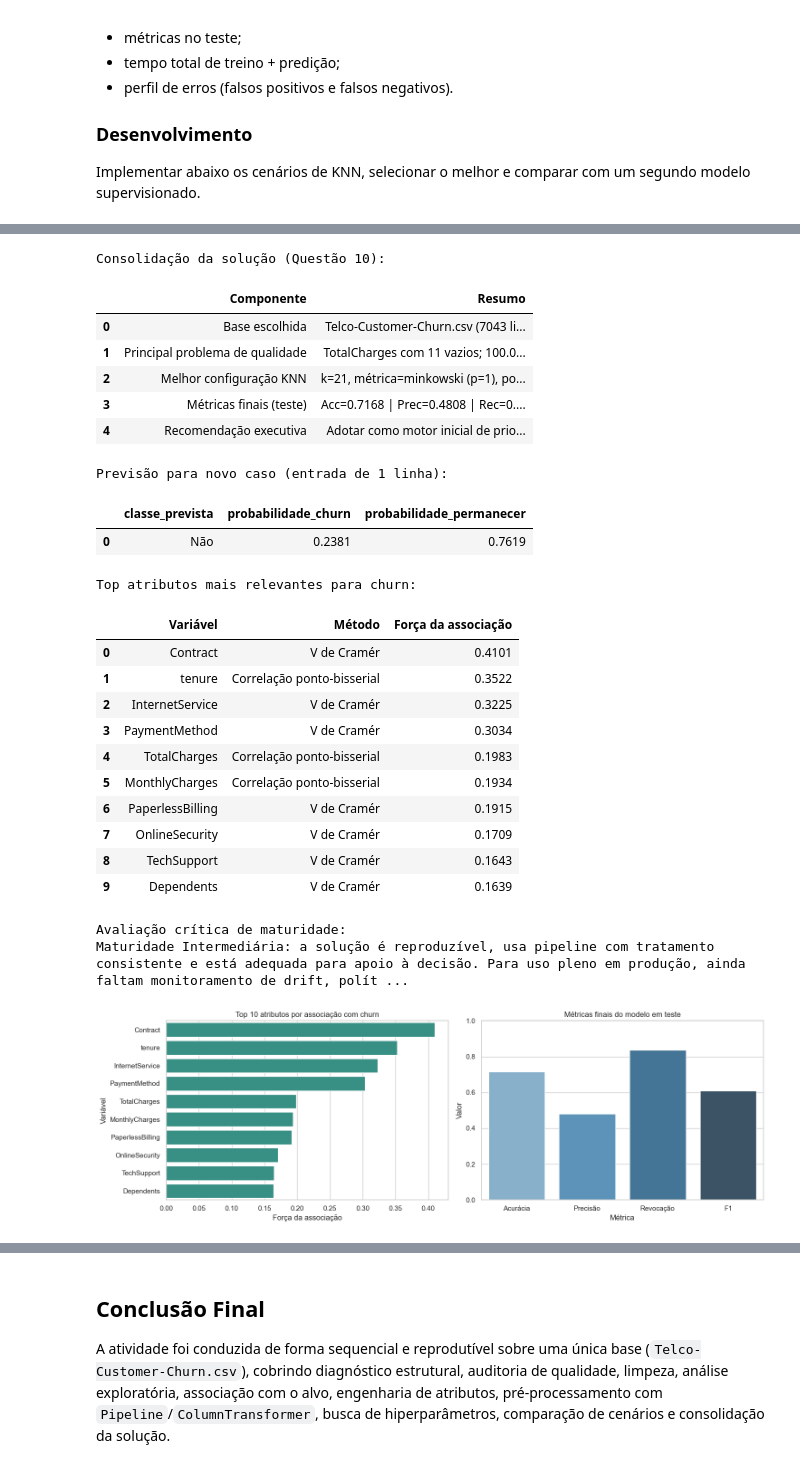
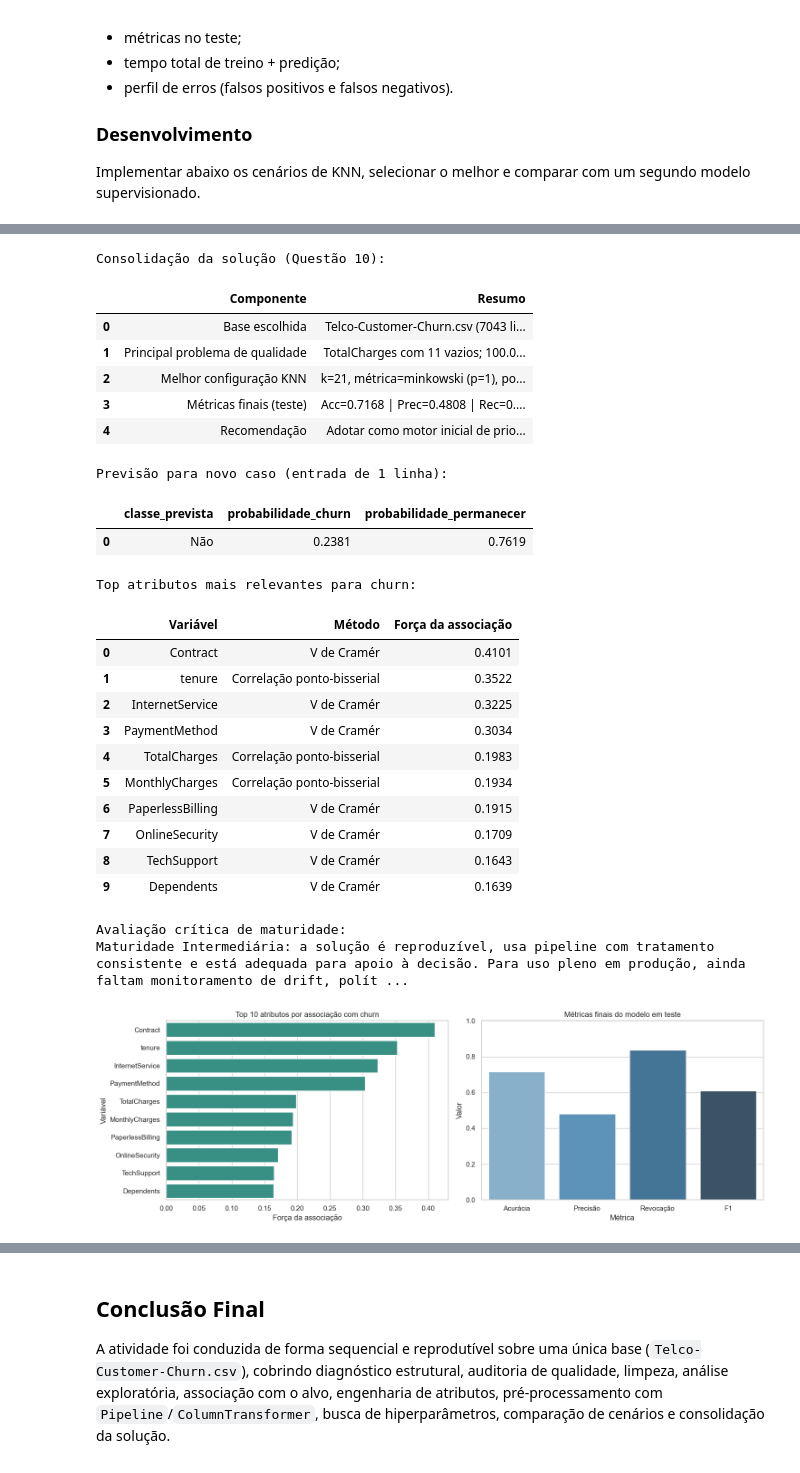
Before and after one commit to theduardomaciel/cc-cd, a Jupyter notebook: lista1/notebook.ipynb, the cells around one changed output, grey strips where cells are left out. Drawn from its saved outputs; the diff is of its cells as text; code cells hidden in the pictures.

```diff
--- a/lista1/notebook.ipynb
+++ b/lista1/notebook.ipynb
@@ -3498,7 +3514,7 @@ def build_q10_report() -> dict:
         else:
             recommendation = 'Manter em ambiente analítico e evoluir atributos/modelos antes de uso operacional.'
     else:
-        recommendation = 'Métricas finais indisponíveis para recomendação executiva robusta.'
+        recommendation = 'Métricas finais indisponíveis para recomendação robusta.'
 
     if pd.notna(f1):
         maturity_level = 'Intermediária' if f1 >= 0.50 else 'Inicial'
@@ -3523,7 +3539,7 @@ def build_q10_report() -> dict:
         'qtd_atributos_derivados': engineered_feature_count,
         'melhor_configuracao_knn': best_config,
         'metricas_finais': final_metrics,
-        'recomendacao_executiva': recommendation,
+        'recomendacao': recommendation,
         'avaliacao_critica_maturidade': critical_assessment,
     }
 
@@ -3543,13 +3559,13 @@ q10_prediction = predict_telco_churn_case(
 
 q10_report = build_q10_report()
 
-# Tabela executiva de consolidação
+# Tabela de consolidação
 solution_table = pd.DataFrame([
     {'Componente': 'Base escolhida', 'Resumo': f"{q10_report['base']['nome']} ({q10_report['base']['linhas']} linhas, {q10_report['base']['colunas']} colunas)"},
     {'Componente': 'Principal problema de qualidade', 'Resumo': f"TotalCharges com {q10_report['principais_problemas']['totalcharges_vazios']} vazios; {q10_report['principais_problemas']['totalcharges_vazios_tenure0_pct']}% ligados a tenure=0"},
     {'Componente': 'Melhor configuração KNN', 'Resumo': f"k={q10_report['melhor_configuracao_knn']['k']}, métrica={q10_report['melhor_configuracao_knn']['metrica_distancia']}, ponderação={q10_report['melhor_configuracao_knn']['ponderacao_vizinhos']}"},
     {'Componente': 'Métricas finais (teste)', 'Resumo': f"Acc={q10_report['metricas_finais']['acuracia_teste']:.4f} | Prec={q10_report['metricas_finais']['precisao_teste']:.4f} | Rec={q10_report['metricas_finais']['revocacao_teste']:.4f} | F1={q10_report['metricas_finais']['f1_teste']:.4f}"},
-    {'Componente': 'Recomendação executiva', 'Resumo': q10_report['recomendacao_executiva']},
+    {'Componente': 'Recomendação', 'Resumo': q10_report['recomendacao']},
 ])
 
 top_attrs_df = q10_report['top_atributos'].rename(columns={
@@ -3582,34 +3598,34 @@ sns.barplot(
     x='Força da associação',
     y='Variável',
     ax=axes[0],
     color='#2a9d8f',
 )
 axes[0].set_title('Top 10 atributos por associação com churn')
 axes[0].set_xlabel('Força da associação')
 axes[0].set_ylabel('Variável')
 
 metric_plot_df = pd.DataFrame([
     {'Métrica': 'Acurácia', 'Valor': q10_report['metricas_finais']['acuracia_teste']},
     {'Métrica': 'Precisão', 'Valor': q10_report['metricas_finais']['precisao_teste']},
     {'Métrica': 'Revocação', 'Valor': q10_report['metricas_finais']['revocacao_teste']},
     {'Métrica': 'F1', 'Valor': q10_report['metricas_finais']['f1_teste']},
 ])
 sns.barplot(data=metric_plot_df, x='Métrica', y='Valor', ax=axes[1], palette='Blues_d')
 axes[1].set_title('Métricas finais do modelo em teste')
 axes[1].set_ylim(0, 1)
 axes[1].set_xlabel('Métrica')
 axes[1].set_ylabel('Valor')
 
 plt.tight_layout()
 plt.show()
 # %% [output]
 Consolidação da solução (Questão 10):
 |  | Componente | Resumo |
 | 0 | Base escolhida | Telco-Customer-Churn.csv (7043 li... |
 | 1 | Principal problema de qualidade | TotalCharges com 11 vazios; 100.0... |
 | 2 | Melhor configuração KNN | k=21, métrica=minkowski (p=1), po... |
 | 3 | Métricas finais (teste) | Acc=0.7168 | Prec=0.4808 | Rec=0.... |
-| 4 | Recomendação executiva | Adotar como motor inicial de prio... |
+| 4 | Recomendação | Adotar como motor inicial de prio... |
 Previsão para novo caso (entrada de 1 linha):
 |  | classe_prevista | probabilidade_churn | probabilidade_permanecer |
 | 0 | Não | 0.2381 | 0.7619 |
```
Also changed, not shown: parts of 18 cells of this notebook.
